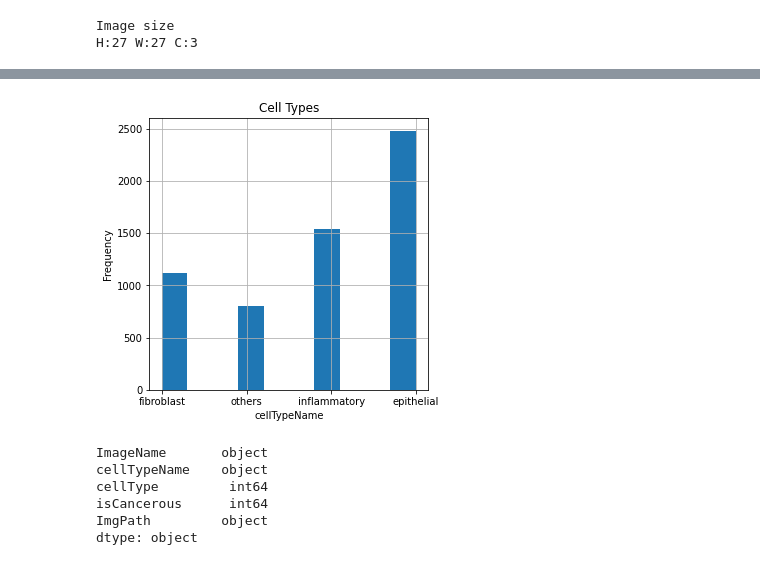
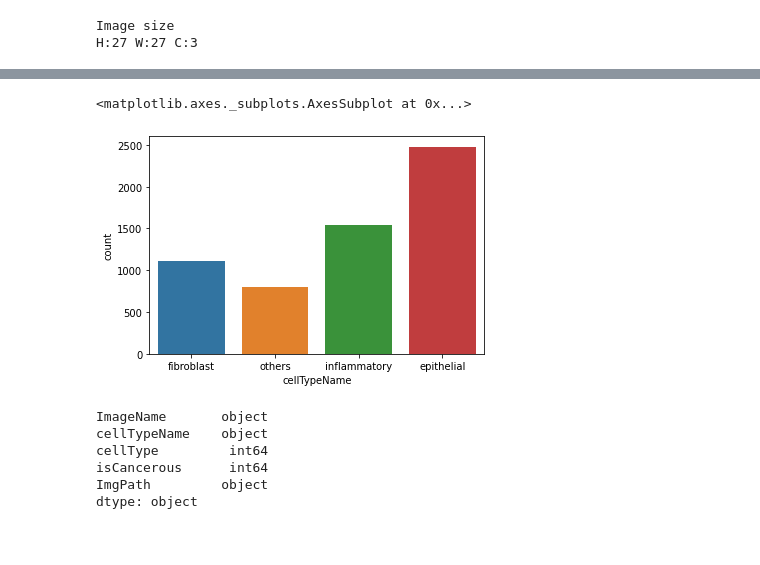
Before and after one commit to s3781183/machine_learning_A2, a Jupyter notebook: A2-AR.ipynb, the cells around one changed output, grey strips where cells are left out. Drawn from its saved outputs; the diff is of its cells as text; code cells hidden in the pictures.

```diff
--- a/A2-AR.ipynb
+++ b/A2-AR.ipynb
@@ -103,11 +95,8 @@ plt.show()
 # %%
-train_data['cellTypeName'].hist(figsize=(5,5))
-plt.xlabel('cellTypeName')
-plt.ylabel('Frequency')
-plt.title('Cell Types')
-plt.show()
+sns.countplot(train_data['cellTypeName'])
 # %% [output]
+<matplotlib.axes._subplots.AxesSubplot at 0x...>
-[figure, old version]
+[figure, new version]
 # %%
 train_data.head()
 pd.DataFrame(train_data).dtypes
```
Also changed, not shown: parts of 4 cells of this notebook.
